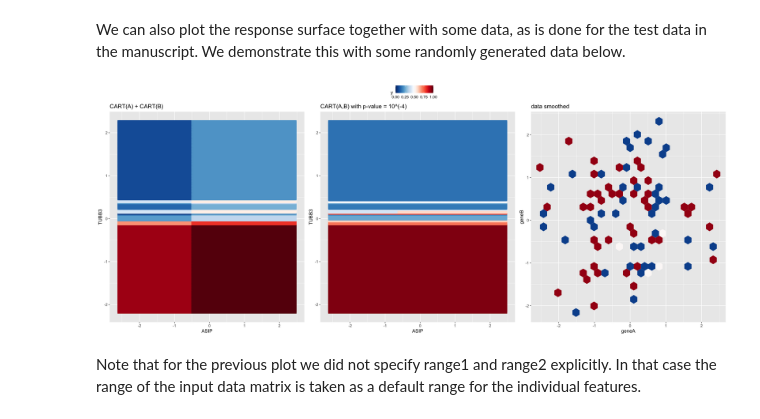
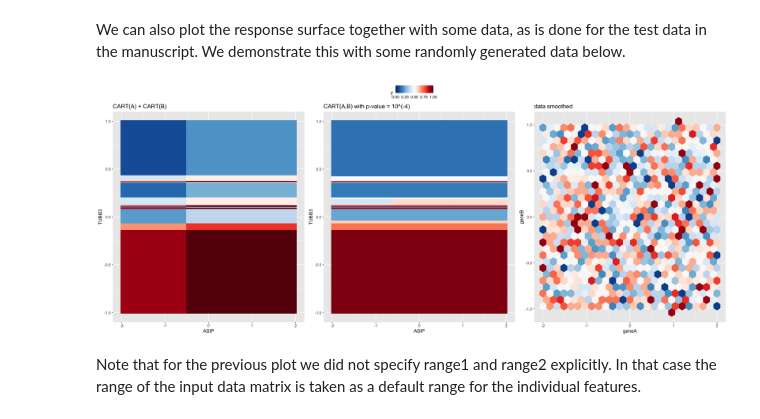
Before and after one commit to OmerRonen/epiTree, a Jupyter notebook: red_hair_analysis.ipynb, the cells around one changed output. Saved outputs shown, nothing was run; the diff lists cells and outputs as text; code cells hidden in the pictures.

```diff
--- a/red_hair_analysis.ipynb
+++ b/red_hair_analysis.ipynb
@@ -180,15 +186,16 @@ We can also plot the response surface together with some data, as is done for th
 # %%
 load("../results/CART_models/pval_cart_with_tree_analysis_iRF_gene_interaction_ASIP_TUBB3.Rdata")
 source("utilities_figures.R")
 
-data <- list(geno = data.frame(geneA = rnorm(100), geneB = rnorm(100)), pheno = c(rep(1,50), rep(0,50)))
+n <- 5000
+data <- list(geno = data.frame(geneA = runif(n,-2,2), geneB = runif(n,-1,1)), pheno = c(rep(1,n/2), rep(0,n/2)))
 
 plot_response <- plotResponse(pv, data)
 
 options(repr.plot.width=20, repr.plot.height=8)
 print(plot_response)
 # %% [output]
-[figure, old version]
+[figure, new version]
 # %% [markdown]
 Note that for the previous plot we did not specify range1 and range2 explicitly. In that case the range of the input data matrix is taken as a default range for the individual features.
 # %% [markdown]
```
Also changed, not shown: parts of 6 cells of this notebook.
